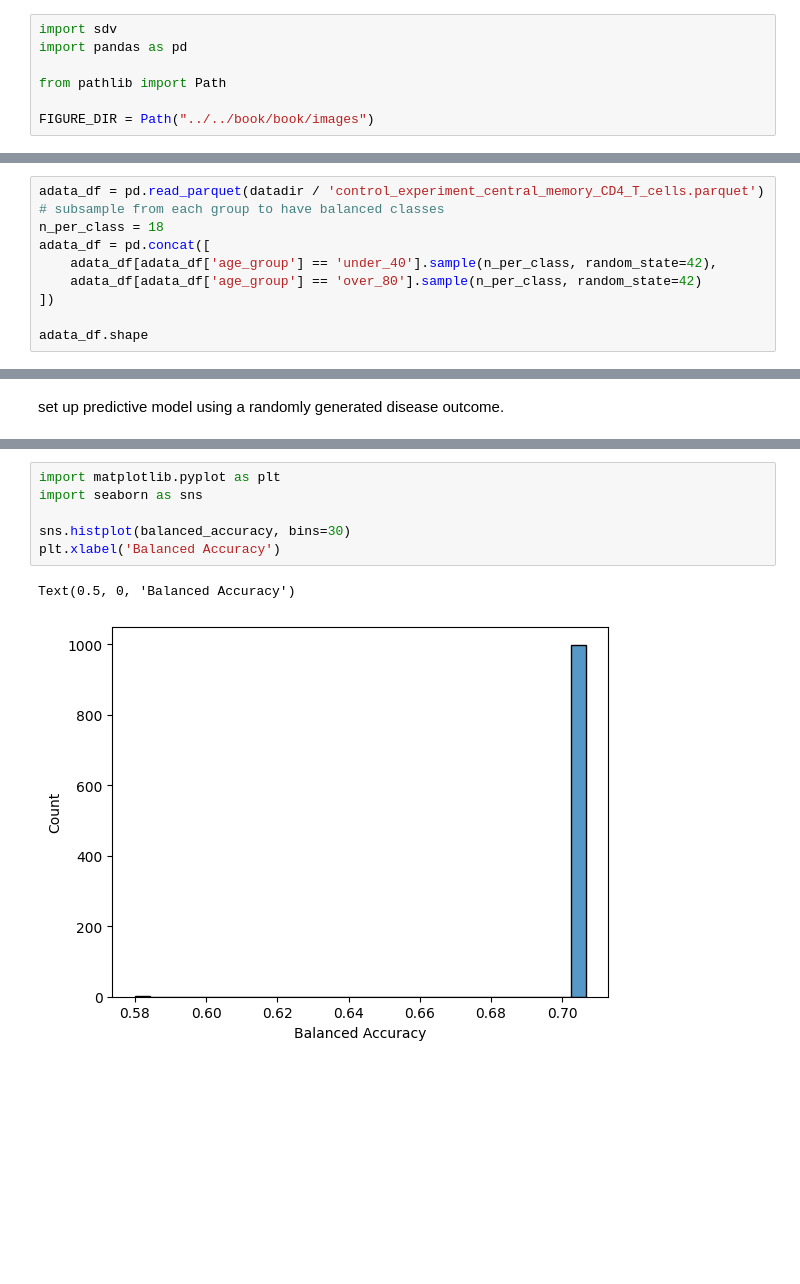
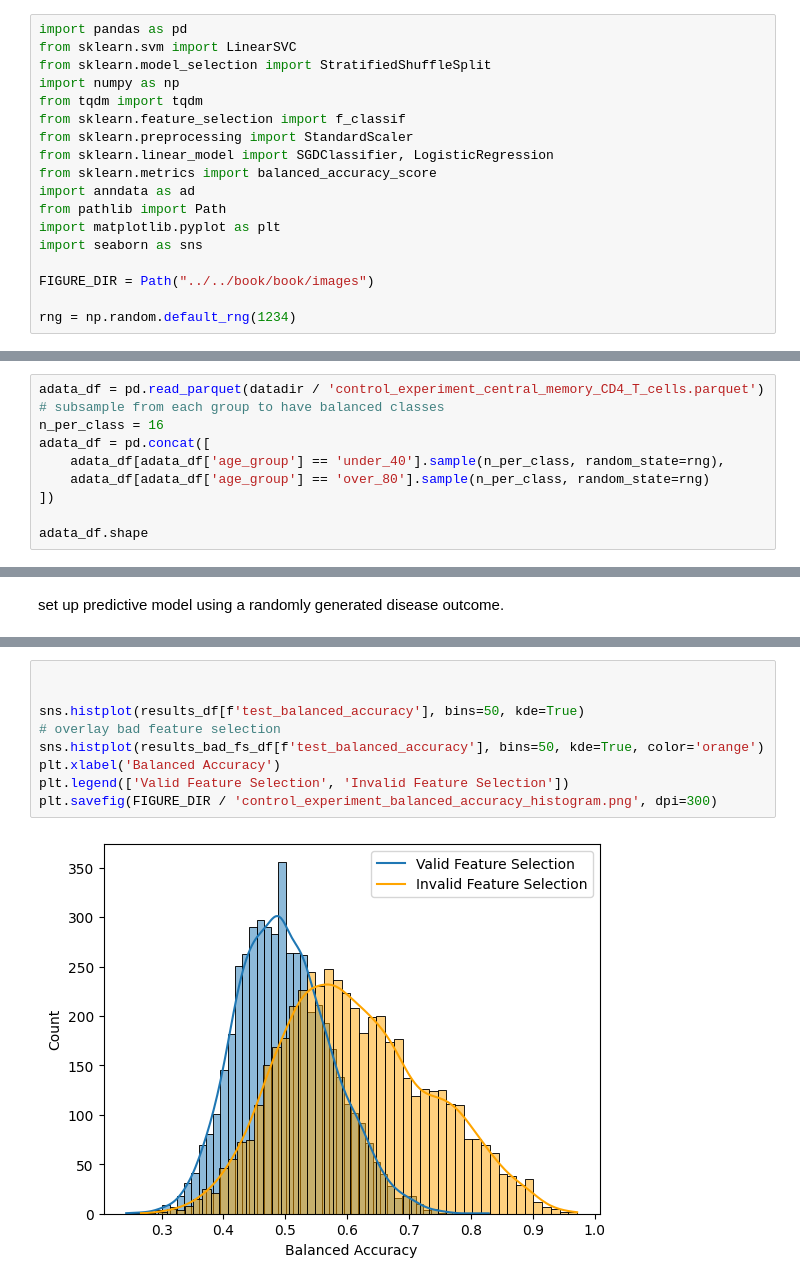
Before and after one commit to BetterCodeBetterScience/bettercode, a Jupyter notebook: notebooks/control_experiment_examples.ipynb, the cells around one changed output, grey strips where cells are left out. Drawn from its saved outputs; the diff is of its cells as text; blank space fills up the shorter version.

```diff
--- a/notebooks/control_experiment_examples.ipynb
+++ b/notebooks/control_experiment_examples.ipynb
@@ -1,10 +1,21 @@
 # %%
-import sdv
 import pandas as pd
-
+from sklearn.svm import LinearSVC
+from sklearn.model_selection import StratifiedShuffleSplit
+import numpy as np
+from tqdm import tqdm
+from sklearn.feature_selection import f_classif
+from sklearn.preprocessing import StandardScaler
+from sklearn.linear_model import SGDClassifier, LogisticRegression
+from sklearn.metrics import balanced_accuracy_score
+import anndata as ad
 from pathlib import Path
+import matplotlib.pyplot as plt
+import seaborn as sns
 
 FIGURE_DIR = Path("../../book/book/images")
+
+rng = np.random.default_rng(1234)
 # %%
 df_demographics = pd.read_csv('https://raw.githubusercontent.com/IanEisenberg/Self_Regulation_Ontology/refs/heads/master/Data/Complete_02-16-2019/demographics.csv', index_col=0).replace({'Sex': {0: 'Male', 1: 'Female'}})
 variables_of_interest = ['Sex', 'Age', 'HighestEducation',
@@ -86,10 +95,10 @@ adata_df.to_parquet(datadir / 'control_experiment_central_memory_CD4_T_cells.par
 # %%
 adata_df = pd.read_parquet(datadir / 'control_experiment_central_memory_CD4_T_cells.parquet')
 # subsample from each group to have balanced classes
-n_per_class = 18
+n_per_class = 16
 adata_df = pd.concat([
-    adata_df[adata_df['age_group'] == 'under_40'].sample(n_per_class, random_state=42),
-    adata_df[adata_df['age_group'] == 'over_80'].sample(n_per_class, random_state=42)
+    adata_df[adata_df['age_group'] == 'under_40'].sample(n_per_class, random_state=rng),
+    adata_df[adata_df['age_group'] == 'over_80'].sample(n_per_class, random_state=rng)
 ])
 
 adata_df.shape
@@ -289,9 +242,11 @@ array([17.79681876, 22.47400913, 24.02493515, 25.44780711, 25.47097267,
 # %%
-import matplotlib.pyplot as plt
-import seaborn as sns
 
-sns.histplot(balanced_accuracy, bins=30)
+
+sns.histplot(results_df[f'test_balanced_accuracy'], bins=50, kde=True)
+# overlay bad feature selection
+sns.histplot(results_bad_fs_df[f'test_balanced_accuracy'], bins=50, kde=True, color='orange')
 plt.xlabel('Balanced Accuracy')
+plt.legend(['Valid Feature Selection', 'Invalid Feature Selection'])
+plt.savefig(FIGURE_DIR / 'control_experiment_balanced_accuracy_histogram.png', dpi=300)
 # %% [output]
-Text(0.5, 0, 'Balanced Accuracy')
-[figure, old version]
+[figure, new version]
```
Also changed, not shown: parts of 15 cells of this notebook.
